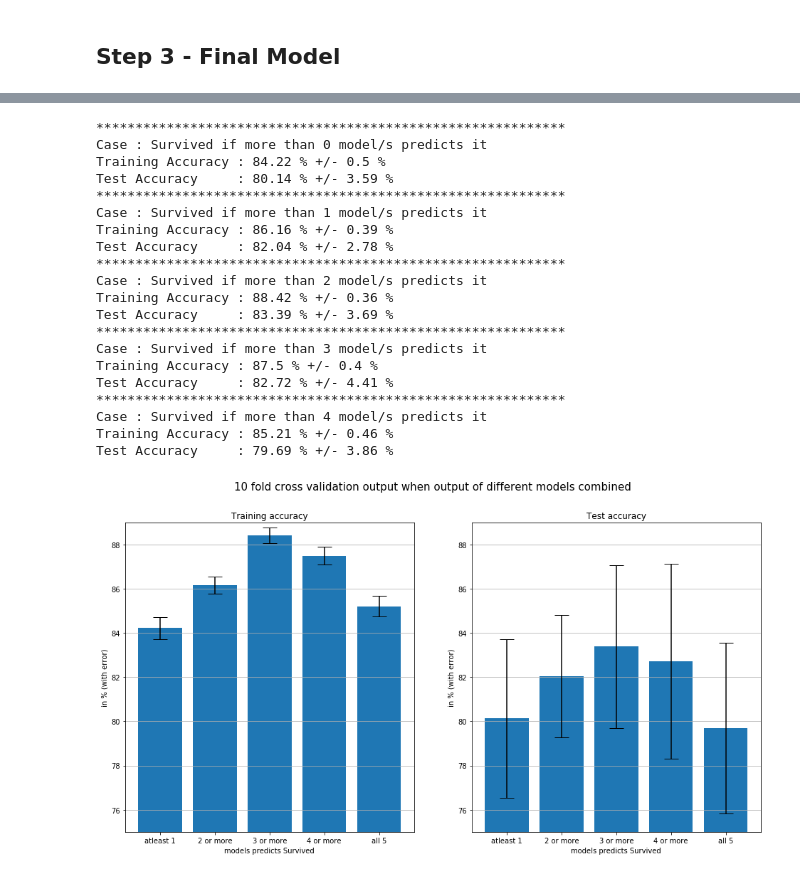
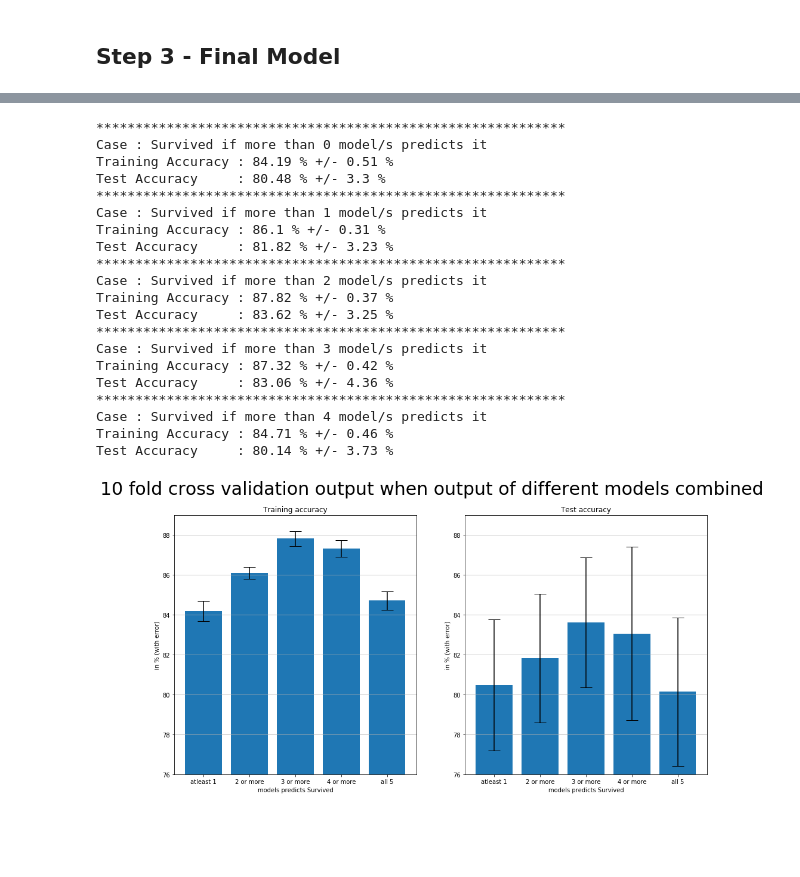
Before and after one commit to Rajesh-Nair/Feature-engineering-and-EDA-using-python, a Jupyter notebook: Titanic-model.ipynb, the cells around one changed output, grey strips where cells are left out. Cells and saved outputs as stored; diff of their text form; code cells hidden in the pictures; blank space fills up the shorter version.

```diff
--- a/Titanic-model.ipynb
+++ b/Titanic-model.ipynb
@@ -238,22 +241,24 @@ Indexes = df_model_score.loc[Indexes].sort_values('Train_acc', ascending=False).
 # %%
 # We will now do cross validation on selected models
 kfld = StratifiedKFold(n_splits=10,random_state=123)
-Kfld_tr_acc = defaultdict(list) ; Kfld_ts_acc = defaultdict(list)
-Kfld_tr_pred = defaultdict(list) ; Kfld_ts_pred = defaultdict(list)
+Kfld_tr_acc = defaultdict(lambda : defaultdict(list)) ; Kfld_ts_acc = defaultdict(lambda : defaultdict(list))
+Kfld_tr_pred = defaultdict(lambda : defaultdict(list)) ; Kfld_ts_pred = defaultdict(lambda : defaultdict(list))
 Kfld_tr_act = list() ; Kfld_ts_act = list()
+
 for trcv_index, tscv_index in kfld.split(X_train, Y_train):
     X_trcv, X_tscv = X_train.iloc[trcv_index,], X_train.iloc[tscv_index,]
     Y_trcv, Y_tscv = Y_train.iloc[trcv_index,], Y_train.iloc[tscv_index,]
     for ind, row in df_model_score.loc[Indexes,:].iterrows() :
         name = row['Name']
+        key = row['key']
         _, mod, tr_pred, tr_acc \
                         = classifier(X_trcv, Y_trcv, models[name], \
                                      row['Parameters'],mode='train')
         _,   _, ts_pred, ts_acc \
                         = classifier(X_tscv, Y_tscv, mod, \
                                      None, mode='test')
-        Kfld_tr_acc[name].append(tr_acc) ;  Kfld_ts_acc[name].append(ts_acc)
-        Kfld_tr_pred[name].append(tr_pred) ;  Kfld_ts_pred[name].append(ts_pred)
+        Kfld_tr_acc[name][key].append(tr_acc) ;  Kfld_ts_acc[name][key].append(ts_acc)
+        Kfld_tr_pred[name][key].append(tr_pred) ;  Kfld_ts_pred[name][key].append(ts_pred)
     Kfld_tr_act.append(np.array(Y_trcv)) ;  Kfld_ts_act.append(np.array(Y_tscv))
 # %%
 # Print 10-fold training and test accuracy
@@ -322,0 +335,4 @@ As you would see model with high training accuracy doesnt necessary mean high te
+# %%
+# Lets pick best parameters for all models (with best X-validation Test accuracy)
+best_par_in = df_model_score.groupby(['Name'],as_index=True)['X-test-acc'].idxmax()
+df_model_score.iloc[best_par_in,[0,1,2,4,5,6,7,8]].sort_values('X-test-acc', ascending=False)
@@ -323,15 +347,18 @@ As you would see model with high training accuracy doesnt necessary mean high te
 # %%
-# Add - all 10 fold cv predictions from 5 ML models
+# Add - all 10 fold cv predictions from first 5 ML models
 Kfld_tr_allpred = [0 for _ in range(10)]
 Kfld_ts_allpred = [0 for _ in range(10)]
+best_mod_ind = df_model_score.iloc[best_par_in,[0,1,2,4,5,6,7,8]].sort_values('X-test-acc', ascending=False).index[0:5]
 for k in range(10):
-    for name in Kfld_tr_pred.keys() :
-        Kfld_tr_allpred[k] += Kfld_tr_pred[name][k]
-        Kfld_ts_allpred[k] += Kfld_ts_pred[name][k]
+    for _,row in df_model_score.iloc[best_mod_ind,:].iterrows() :
+        name = row['Name']
+        key = row['key']
+        Kfld_tr_allpred[k] += Kfld_tr_pred[name][key][k]
+        Kfld_ts_allpred[k] += Kfld_ts_pred[name][key][k]
 # %%
 # Find train/test accuracies if 5 model ouputs are merged. There are 5 cases as shown.
 all_tracc = defaultdict(list); all_tsacc = defaultdict(list);
-for m in range(len(Indexes)) :
+for m in range(len(best_mod_ind)) :
     for k in range(10):
         all_tracc[m].append(sum((Kfld_tr_allpred[k] > m) == Kfld_tr_act[k])/len(Kfld_tr_act[k]))
         all_tsacc[m].append(sum((Kfld_ts_allpred[k] > m) == Kfld_ts_act[k])/len(Kfld_ts_act[k]))
@@ -342,56 +369,56 @@ for m in range(len(Indexes)) :
 # %% [output]
 ************************************************************
 Case : Survived if more than 0 model/s predicts it
-Training Accuracy : 84.22 % +/- 0.5 %
-Test Accuracy     : 80.14 % +/- 3.59 %
+Training Accuracy : 84.19 % +/- 0.51 %
+Test Accuracy     : 80.48 % +/- 3.3 %
 ************************************************************
 Case : Survived if more than 1 model/s predicts it
-Training Accuracy : 86.16 % +/- 0.39 %
-Test Accuracy     : 82.04 % +/- 2.78 %
+Training Accuracy : 86.1 % +/- 0.31 %
+Test Accuracy     : 81.82 % +/- 3.23 %
 ************************************************************
 Case : Survived if more than 2 model/s predicts it
-Training Accuracy : 88.42 % +/- 0.36 %
-Test Accuracy     : 83.39 % +/- 3.69 %
+Training Accuracy : 87.82 % +/- 0.37 %
+Test Accuracy     : 83.62 % +/- 3.25 %
 ************************************************************
 Case : Survived if more than 3 model/s predicts it
-Training Accuracy : 87.5 % +/- 0.4 %
-Test Accuracy     : 82.72 % +/- 4.41 %
+Training Accuracy : 87.32 % +/- 0.42 %
+Test Accuracy     : 83.06 % +/- 4.36 %
 ************************************************************
 Case : Survived if more than 4 model/s predicts it
-Training Accuracy : 85.21 % +/- 0.46 %
-Test Accuracy     : 79.69 % +/- 3.86 %
+Training Accuracy : 84.71 % +/- 0.46 %
+Test Accuracy     : 80.14 % +/- 3.73 %
 # %%
 # plot the train/test accuracy mean and sd - for all 5 cases
 fig, (ax,ax2) = plt.subplots(ncols=2, figsize=(16,8))
-ax.bar([m for m in range(len(Indexes))], \
-       [round(np.mean(all_tracc[m])*100,2) for m in range(len(Indexes))], \
-       yerr=[round(np.std(all_tracc[m])*100,2) for m in range(len(Indexes))], \
+ax.bar([m for m in range(len(best_mod_ind))], \
+       [round(np.mean(all_tracc[m])*100,2) for m in range(len(best_mod_ind))], \
+       yerr=[round(np.std(all_tracc[m])*100,2) for m in range(len(best_mod_ind))], \
        capsize = 10 \
        )
 ax.set_xticklabels([' ','atleast 1', '2 or more','3 or more', '4 or more' ,'all 5'])
 ax.set_xlabel('models predicts Survived')
-ax.set_ylim(75,89)
+ax.set_ylim(76,89)
 ax.yaxis.grid(True)
 ax.set_ylabel('in % (with error)')
 ax.set_title('Training accuracy')
 
-ax2.bar([m for m in range(len(Indexes))], \
-       [round(np.mean(all_tsacc[m])*100,2) for m in range(len(Indexes))], \
-       yerr=[round(np.std(all_tsacc[m])*100,2) for m in range(len(Indexes))], \
+ax2.bar([m for m in range(len(best_mod_ind))], \
+       [round(np.mean(all_tsacc[m])*100,2) for m in range(len(best_mod_ind))], \
+       yerr=[round(np.std(all_tsacc[m])*100,2) for m in range(len(best_mod_ind))], \
        capsize = 10 \
        )
 ax2.set_xticklabels([' ','atleast 1', '2 or more','3 or more', '4 or more' ,'all 5'])
 ax2.set_xlabel('models predicts Survived')
-ax2.set_ylim(75,89)
+ax2.set_ylim(76,89)
 ax2.yaxis.grid(True)
 ax2.set_ylabel('in % (with error)')
 ax2.set_title('Test accuracy')
 
-plt.suptitle("10 fold cross validation output when output of different models combined", fontsize=15)
+plt.suptitle("10 fold cross validation output when output of different models combined", fontsize=30)
 
 plt.show()
 # %% [output]
-[figure, old version]
+[figure, new version]
 # %%
 # Final prediction
 final_tr_pred = np.zeros(X_train.shape[0])
```
Also changed, not shown: parts of 12 cells of this notebook, 2 other files.
